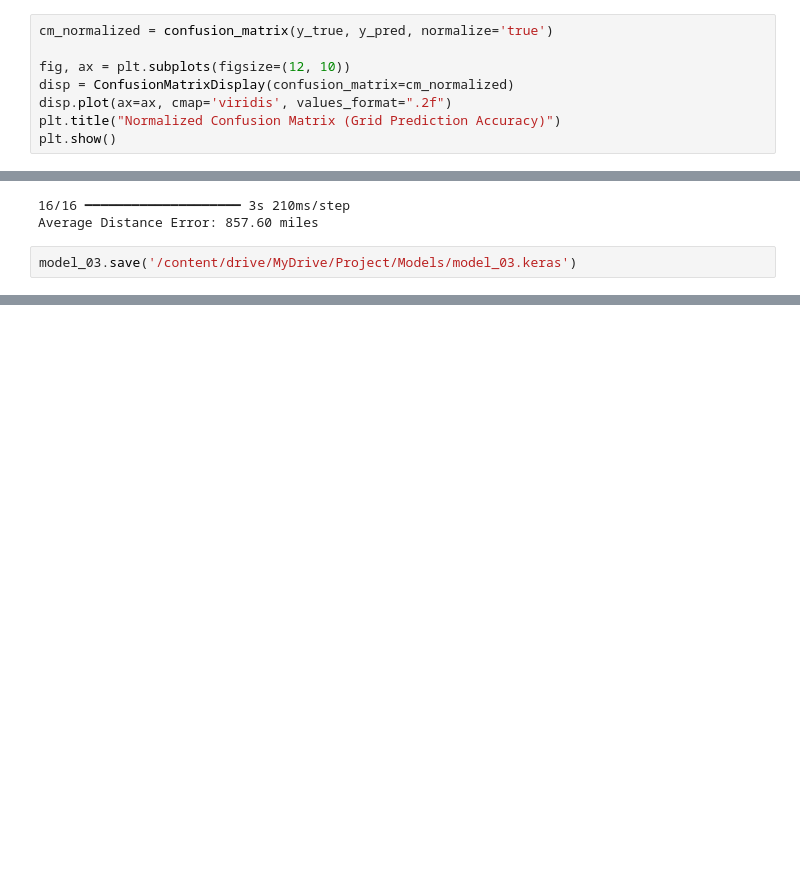
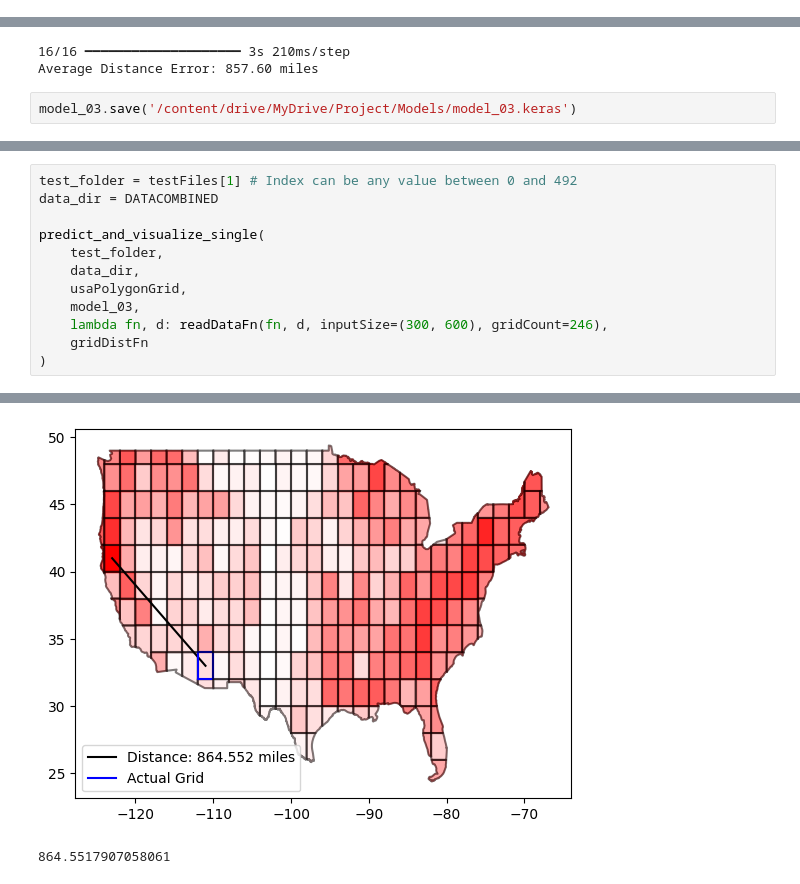
Before and after one commit to samallari/ics635-final-project, a Jupyter notebook: ModelBuilding/model_02.ipynb, the cells around one changed output, grey strips where cells are left out. Saved outputs shown, nothing was run; the diff lists cells and outputs as text; blank space fills up the shorter version.

Commit message:
Updated model to include visualization function

```diff
--- a/ModelBuilding/model_02.ipynb
+++ b/ModelBuilding/model_02.ipynb
@@ -316,11 +347,3 @@ plt.show()
 16/16 ━━━━━━━━━━━━━━━━━━━━ 4s 215ms/step
 Average Distance Error: 1113.16 miles
 [figure]
-# %%
-cm_normalized = confusion_matrix(y_true, y_pred, normalize='true')
-
-fig, ax = plt.subplots(figsize=(12, 10))
-disp = ConfusionMatrixDisplay(confusion_matrix=cm_normalized)
-disp.plot(ax=ax, cmap='viridis', values_format=".2f")
-plt.title("Normalized Confusion Matrix (Grid Prediction Accuracy)")
-plt.show()
@@ -427,0 +532,13 @@ model_03.save('/content/drive/MyDrive/Project/Models/model_03.keras')
+# %%
+test_folder = testFiles[1] # Index can be any value between 0 and 492
+data_dir = DATACOMBINED
+
+predict_and_visualize_single(
+    test_folder,
+    data_dir,
+    usaPolygonGrid,
+    model_03,
+    lambda fn, d: readDataFn(fn, d, inputSize=(300, 600), gridCount=246),
+    gridDistFn
+)
+# %% [output]
@@ -427,0 +546,2 @@ model_03.save('/content/drive/MyDrive/Project/Models/model_03.keras')
+[figure, added]
+864.5517907058061
```
Also changed, not shown: parts of 6 cells of this notebook, 5 other files.
